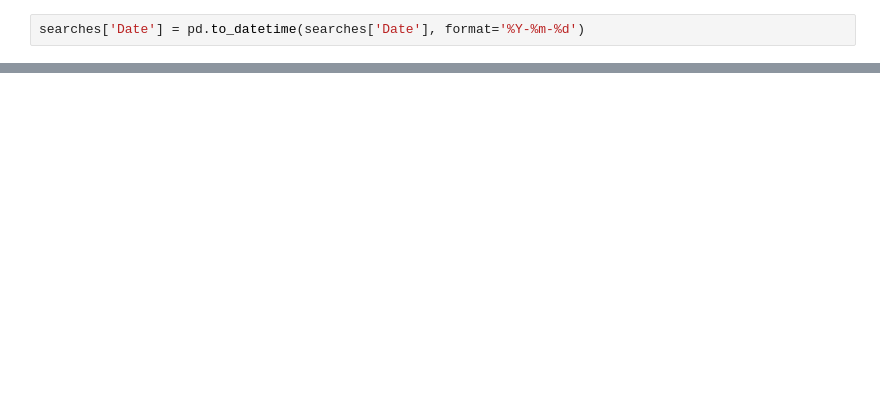
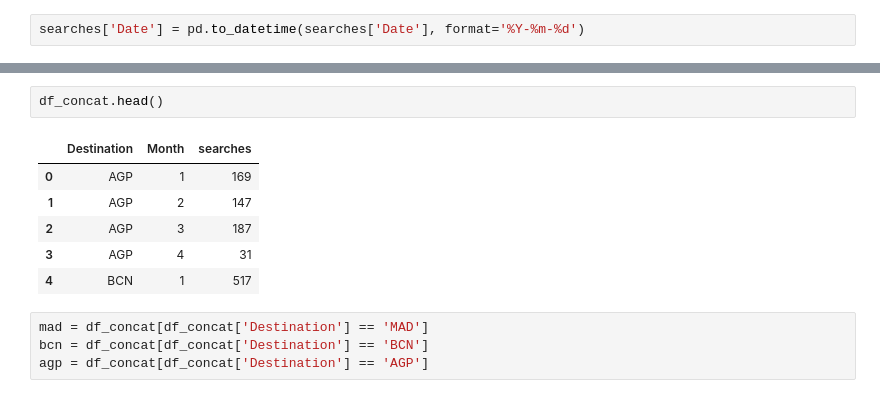
Before and after one commit to jlopezfernandez112/DS_challenge, a Jupyter notebook: DS_challenge.ipynb, the cells around one changed output, grey strips where cells are left out. Saved outputs shown, nothing was run; the diff lists cells and outputs as text; blank space fills up the shorter version.

```diff
--- a/DS_challenge.ipynb
+++ b/DS_challenge.ipynb
@@ -214,0 +364,13 @@ chunks_s = pd.read_csv('/home/dsc/Data/challenge/searches.csv.bz2',
+# %%
+df_concat.head()
+# %% [output]
+|  | Destination | Month | searches |
+| 0 | AGP | 1 | 169 |
+| 1 | AGP | 2 | 147 |
+| 2 | AGP | 3 | 187 |
+| 3 | AGP | 4 | 31 |
+| 4 | BCN | 1 | 517 |
+# %%
+mad = df_concat[df_concat['Destination'] == 'MAD']
+bcn = df_concat[df_concat['Destination'] == 'BCN']
+agp = df_concat[df_concat['Destination'] == 'AGP']
```
Also changed, not shown: parts of 26 cells of this notebook.
